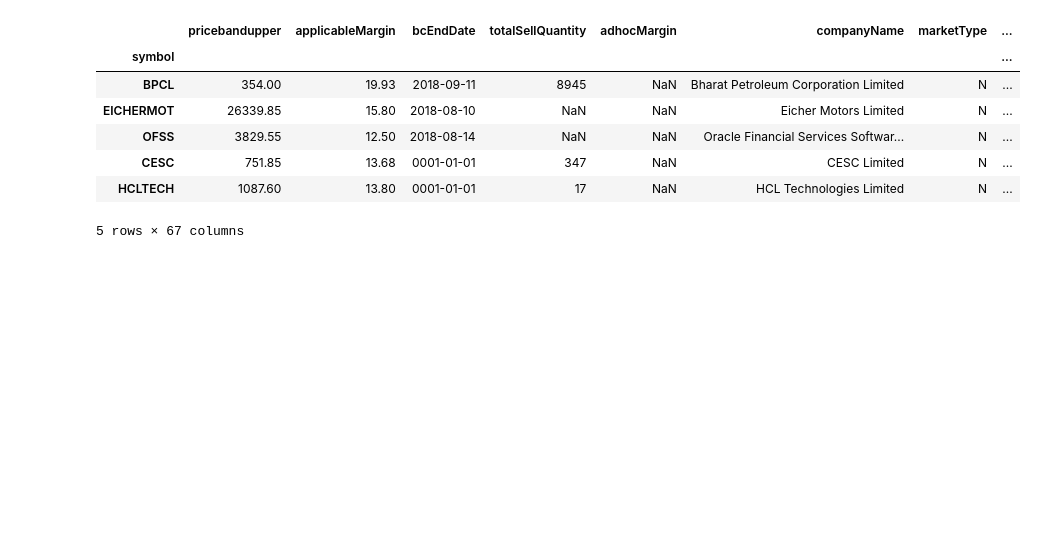
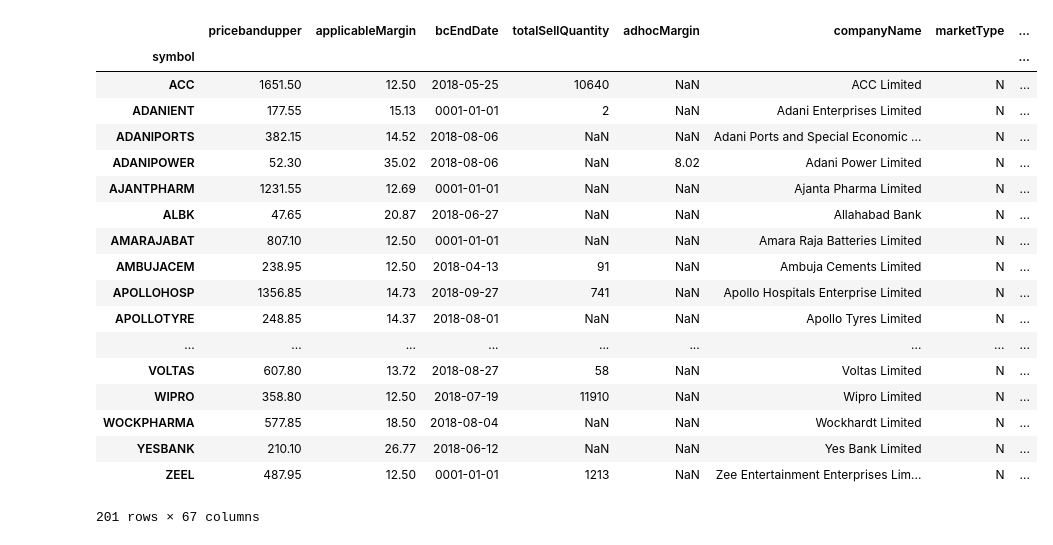
Before and after one commit to reservoirinvest/lab, a Jupyter notebook: 03_nse_underlying.ipynb, the cells around one changed output. Saved outputs shown, nothing was run; the diff lists cells and outputs as text; code cells hidden in the pictures; blank space fills up the shorter version.

```diff
--- a/03_nse_underlying.ipynb
+++ b/03_nse_underlying.ipynb
@@ -1 +33,9 @@
+# %%
+#******               Symbols list          ****
+#________________________________________________
+eq_symbols = list(pd.read_pickle(datapath+'df_nse_eq_symbols.pkl').localSymbol.values)
+
+idx_symbols = list(pd.read_pickle(datapath+'df_nse_idx_symbols.pkl').localSymbol.values)
+
+symbols = eq_symbols + idx_symbols
 # %%
@@ -93,11 +106,22 @@ Wall time: 5min
 # %%
-df_nse_und1.head()
+df_nse_und1
 # %% [output]
 |  | pricebandupper | applicableMargin | bcEndDate | totalSellQuantity | adhocMargin | companyName | marketType | ... |
 | symbol |  |  |  |  |  |  |  | ... |
-| BPCL | 354.00 | 19.93 | 2018-09-11 | 8945 | NaN | Bharat Petroleum Corporation Limited | N | ... |
-| EICHERMOT | 26339.85 | 15.80 | 2018-08-10 | NaN | NaN | Eicher Motors Limited | N | ... |
-| OFSS | 3829.55 | 12.50 | 2018-08-14 | NaN | NaN | Oracle Financial Services Softwar... | N | ... |
-| CESC | 751.85 | 13.68 | 0001-01-01 | 347 | NaN | CESC Limited | N | ... |
-| HCLTECH | 1087.60 | 13.80 | 0001-01-01 | 17 | NaN | HCL Technologies Limited | N | ... |
+| ACC | 1651.50 | 12.50 | 2018-05-25 | 10640 | NaN | ACC Limited | N | ... |
+| ADANIENT | 177.55 | 15.13 | 0001-01-01 | 2 | NaN | Adani Enterprises Limited | N | ... |
+| ADANIPORTS | 382.15 | 14.52 | 2018-08-06 | NaN | NaN | Adani Ports and Special Economic ... | N | ... |
+| ADANIPOWER | 52.30 | 35.02 | 2018-08-06 | NaN | 8.02 | Adani Power Limited | N | ... |
+| AJANTPHARM | 1231.55 | 12.69 | 0001-01-01 | NaN | NaN | Ajanta Pharma Limited | N | ... |
+| ALBK | 47.65 | 20.87 | 2018-06-27 | NaN | NaN | Allahabad Bank | N | ... |
+| AMARAJABAT | 807.10 | 12.50 | 0001-01-01 | NaN | NaN | Amara Raja Batteries Limited | N | ... |
+| AMBUJACEM | 238.95 | 12.50 | 2018-04-13 | 91 | NaN | Ambuja Cements Limited | N | ... |
+| APOLLOHOSP | 1356.85 | 14.73 | 2018-09-27 | 741 | NaN | Apollo Hospitals Enterprise Limited | N | ... |
+| APOLLOTYRE | 248.85 | 14.37 | 2018-08-01 | NaN | NaN | Apollo Tyres Limited | N | ... |
+| ... | ... | ... | ... | ... | ... | ... | ... | ... |
+| VOLTAS | 607.80 | 13.72 | 2018-08-27 | 58 | NaN | Voltas Limited | N | ... |
+| WIPRO | 358.80 | 12.50 | 2018-07-19 | 11910 | NaN | Wipro Limited | N | ... |
+| WOCKPHARMA | 577.85 | 18.50 | 2018-08-04 | NaN | NaN | Wockhardt Limited | N | ... |
+| YESBANK | 210.10 | 26.77 | 2018-06-12 | NaN | NaN | Yes Bank Limited | N | ... |
+| ZEEL | 487.95 | 12.50 | 0001-01-01 | 1213 | NaN | Zee Entertainment Enterprises Lim... | N | ... |
-5 rows × 67 columns
+201 rows × 67 columns
```
Also changed, not shown: parts of 3 cells of this notebook, 3 other files.
